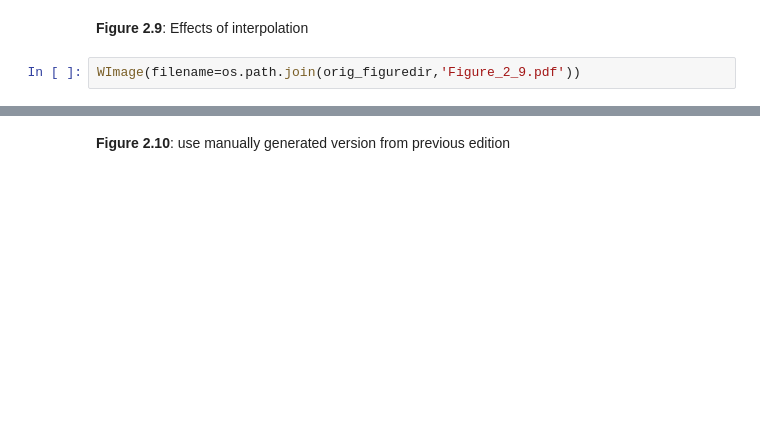
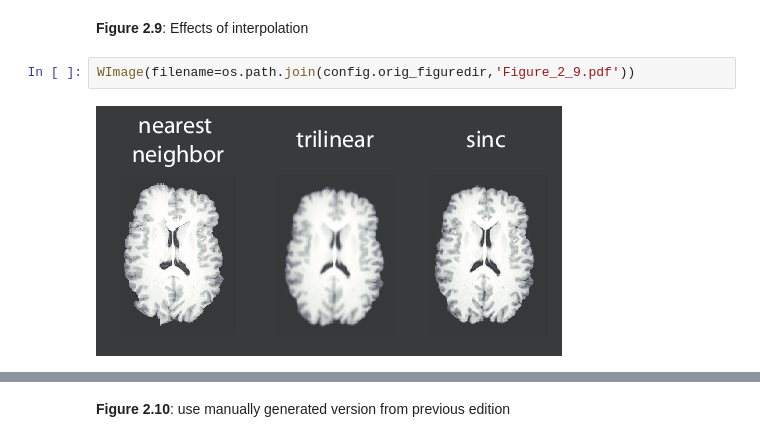
Before and after one commit to poldrack/fmri-handbook-2e-code, a Jupyter notebook: notebooks/Chapter2-ImageProcessing/Chapter2-ImageProcessing.ipynb, the cells around one changed output, grey strips where cells are left out. Drawn from its saved outputs; the diff is of its cells as text; blank space fills up the shorter version.

Commit message:
fixed config issues and directory in R

```diff
--- a/notebooks/Chapter2-ImageProcessing/Chapter2-ImageProcessing.ipynb
+++ b/notebooks/Chapter2-ImageProcessing/Chapter2-ImageProcessing.ipynb
@@ -404,7 +428,9 @@ plt.savefig(os.path.join(config.figuredir,'Figure_2_8.svg'),format='svg',dpi=120
 # %% [markdown]
 __Figure 2.9__: Effects of interpolation
 # %%
-WImage(filename=os.path.join(orig_figuredir,'Figure_2_9.pdf'))
+WImage(filename=os.path.join(config.orig_figuredir,'Figure_2_9.pdf'))
+# %% [output]
+[figure, added]
 # %%
 rotation_matrix=numpy.eye(4)
 angle=0.01 # radians
```
Also changed, not shown: parts of 17 cells of this notebook.
